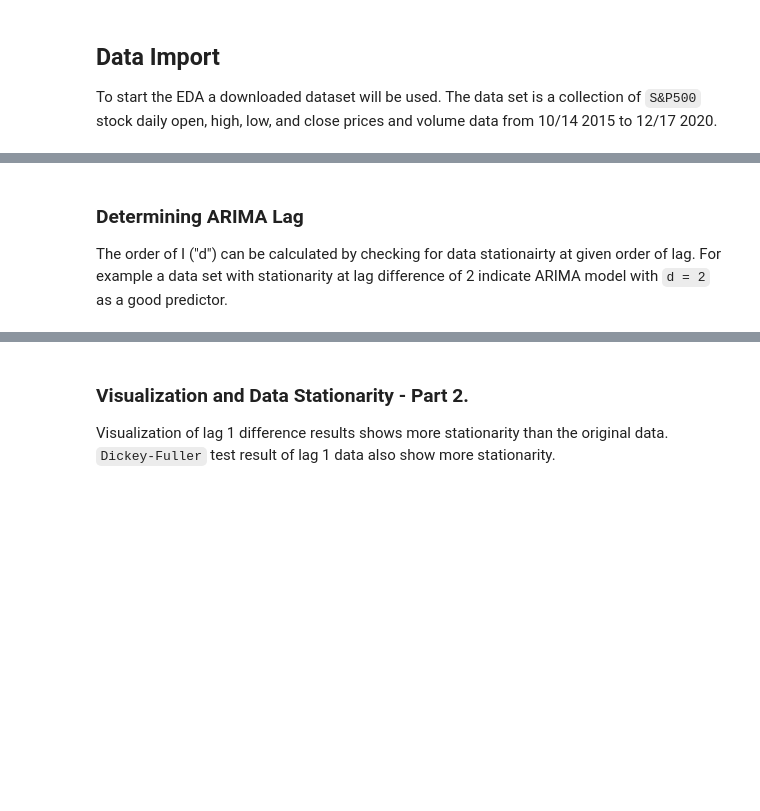
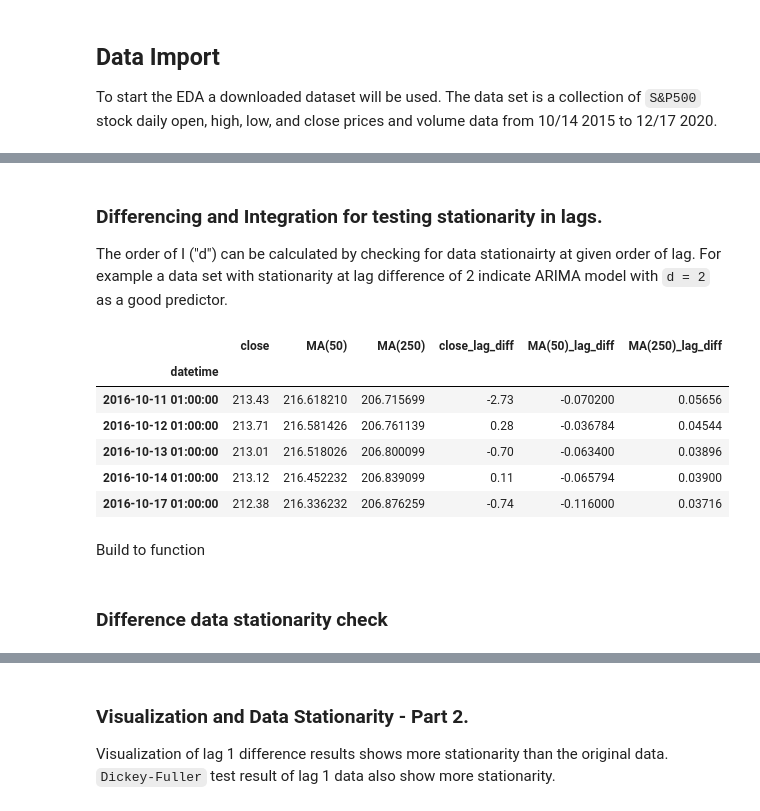
Before and after one commit to yunghanjeong/fitsnbits, a Jupyter notebook: notebooks/spy_stocks_eda.ipynb, the cells around one changed output, grey strips where cells are left out. Saved outputs shown, nothing was run; the diff lists cells and outputs as text; code cells hidden in the pictures; blank space fills up the shorter version.

```diff
--- a/notebooks/spy_stocks_eda.ipynb
+++ b/notebooks/spy_stocks_eda.ipynb
@@ -110,0 +172,24 @@ fig.show()
+# %%
+# ADF
+
+def adf_test(timeseries:pd.Series, lags="AIC", alpha=0.05):
+    dftest = adfuller(timeseries, autolag=lags) #adf_result of this time series
+    dfoutput = pd.Series([timeseries.name], index=["series name"]) #get inputname
+    dfoutput = pd.concat([dfoutput, pd.Series(dftest[0:4], index=["Test Statistic",
+                                                                  "p-value",
+                                                                  "#Lags Used",
+                                                                  "Number of Observations Used"])]) #get adf result values
+
+    #================Reject Null Hypothesis based on p-value and alpha==========================#
+    # data has potential to be stationary if this is true
+    if dfoutput["p-value"] <= alpha:
+        dfoutput["reject null hypothesis"] = True
+    else:
+        dfoutput["reject null hypothesis"] = False
+
+
+
+    for key,value in dftest[4].items():
+        dfoutput["Critical Value (%s)"%key] = value #add critical value
+
+    return dfoutput
@@ -110,0 +200,8 @@ fig.show()
+# %%
+for col in eda_df.columns:
+    print(f"Checking Stationary on {col}")
+    test_result = adf_test(eda_df[col])
+    print(test_result)
+    print("Data is Stationary") if test_result["reject null hypothesis"] else print("Data is NOT stationary") #stationary confirmation output
+    print("=============================")
+    print("\n") #formatting
@@ -111,9 +226,21 @@ fig.show()
 # %% [markdown]
-### Determining ARIMA Lag
+### Differencing and Integration for testing stationarity in lags.
 
 The order of I ("d") can be calculated by checking for data stationairty at given order of lag. For example a data set with stationarity at lag difference of 2 indicate ARIMA model with `d = 2` as a good predictor.
 # %%
-for col in close_df:
-    column = "{}_1ag1_diff".format(col)
-    close_df[column] = close_df[col].diff()
-close_df.dropna(inplace=True) #drops first diff column
+#creating differences
+
+test_df = eda_df.copy()
+for col in test_df:
+    column = "{}_lag_diff".format(col)
+    test_df[column] = test_df[col].diff()
+test_df.dropna(inplace=True) #drops first diff column
+test_df.head()
+# %% [output]
+|  | close | MA(50) | MA(250) | close_lag_diff | MA(50)_lag_diff | MA(250)_lag_diff |
+| datetime |  |  |  |  |  |  |
+| 2016-10-11 01:00:00 | 213.43 | 216.618210 | 206.715699 | -2.73 | -0.070200 | 0.05656 |
+| 2016-10-12 01:00:00 | 213.71 | 216.581426 | 206.761139 | 0.28 | -0.036784 | 0.04544 |
+| 2016-10-13 01:00:00 | 213.01 | 216.518026 | 206.800099 | -0.70 | -0.063400 | 0.03896 |
+| 2016-10-14 01:00:00 | 213.12 | 216.452232 | 206.839099 | 0.11 | -0.065794 | 0.03900 |
+| 2016-10-17 01:00:00 | 212.38 | 216.336232 | 206.876259 | -0.74 | -0.116000 | 0.03716 |
@@ -119,0 +258,2 @@ close_df.dropna(inplace=True) #drops first diff column
+# %% [markdown]
+Build to function
@@ -119,0 +262,2 @@ close_df.dropna(inplace=True) #drops first diff column
+# %% [markdown]
+### Difference data stationarity check
```
Also changed, not shown: parts of 32 cells of this notebook, 2 other files.
